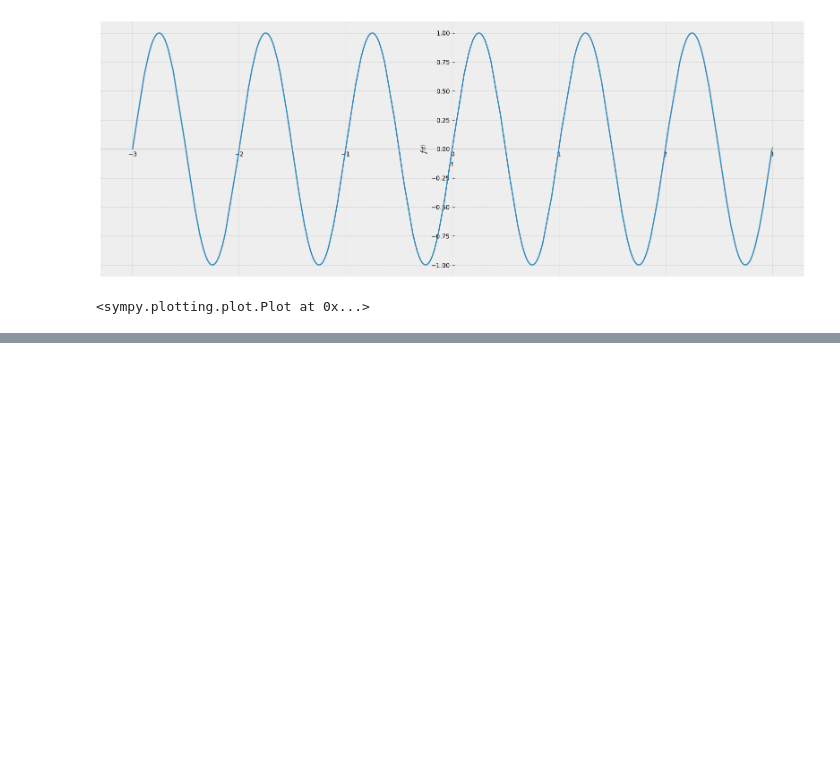
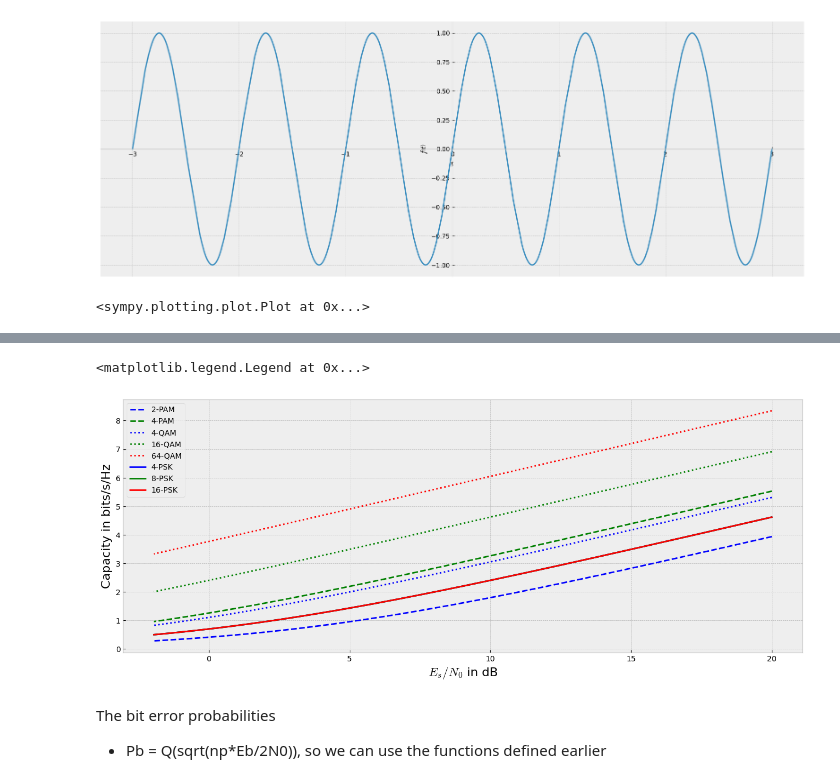
Before and after one commit to ViliRaunola/Wireless-Communication-Systems, a Jupyter notebook: FinalWork/finalwork_part3.ipynb, the cells around one changed output, grey strips where cells are left out. Saved outputs shown, nothing was run; the diff lists cells and outputs as text; code cells hidden in the pictures; blank space fills up the shorter version.

```diff
--- a/FinalWork/finalwork_part3.ipynb
+++ b/FinalWork/finalwork_part3.ipynb
@@ -73,0 +109,5 @@ ax.set_xlim(-5, 5)
+# %%
+# Creating the AWGN
+awgn = komm.AWGNChannel()
+noise_power_db = np.arange(-20, 2, 0.05)
+noise_power = 10**(noise_power_db/10)
@@ -73,0 +207,18 @@ ax.set_xlim(-5, 5)
+# %%
+plt.plot(10 * np.log10(1/noise_power), np.log(1+awgn.snr_2pam),'--b',label='2-PAM')
+plt.plot(10 * np.log10(1/noise_power), np.log(1+awgn.snr_4pam),'--g',label='4-PAM')
+plt.plot(10 * np.log10(1/noise_power), np.log(1+awgn.snr_4qam),':b',label='4-QAM')
+plt.plot(10 * np.log10(1/noise_power), np.log(1+awgn.snr_16qam),':g',label='16-QAM')
+plt.plot(10 * np.log10(1/noise_power), np.log(1+awgn.snr_64qam),':r',label='64-QAM')
+plt.plot(10 * np.log10(1/noise_power), np.log(1+awgn.snr_4psk),'b',label='4-PSK')
+plt.plot(10 * np.log10(1/noise_power), np.log(1+awgn.snr_8psk),'g',label='8-PSK')
+plt.plot(10 * np.log10(1/noise_power), np.log(1+awgn.snr_16psk),'r',label='16-PSK')
+plt.xlabel('$E_s/N_0$ in dB',fontsize=16)
+plt.ylabel('Capacity in bits/s/Hz', color='k',fontsize=16)
+plt.legend()
+# %% [output]
+<matplotlib.legend.Legend at 0x...>
+[figure, added]
+# %% [markdown]
+The bit error probabilities
+- Pb = Q(sqrt(np*Eb/2N0)), so we can use the functions defined earlier
```
Also changed, not shown: parts of 22 cells of this notebook.
